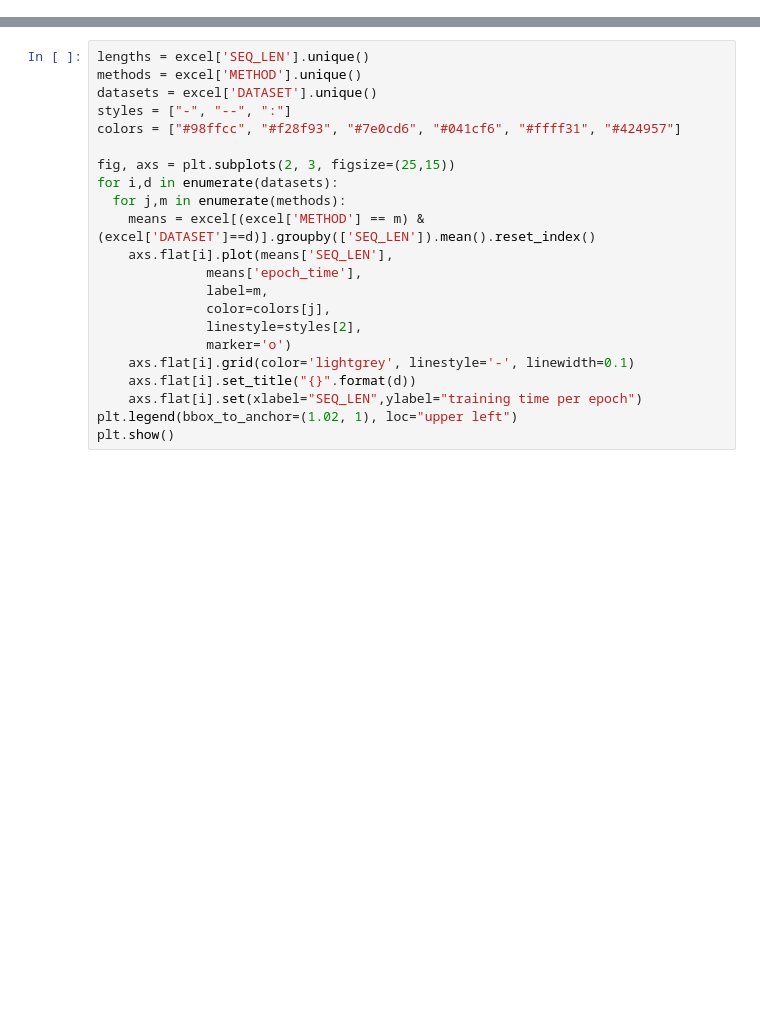
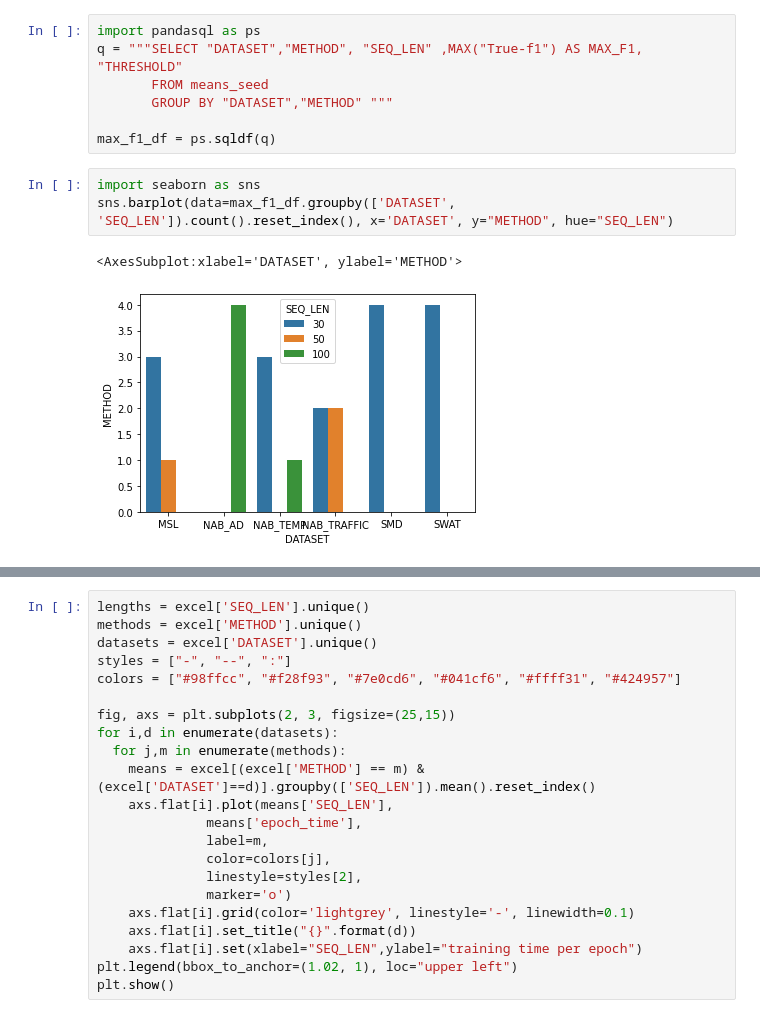
Before and after one commit to antonioalbanese/Time-Series-Anomaly-Detection-An-experimental-survey, a Jupyter notebook: results_visualization.ipynb, the cells around one changed output, grey strips where cells are left out. Drawn from its saved outputs; the diff is of its cells as text; blank space fills up the shorter version.

```diff
--- a/results_visualization.ipynb
+++ b/results_visualization.ipynb
@@ -98,0 +195,13 @@ for m in methods:
+# %%
+import pandasql as ps
+q = """SELECT "DATASET","METHOD", "SEQ_LEN" ,MAX("True-f1") AS MAX_F1, "THRESHOLD"
+       FROM means_seed
+       GROUP BY "DATASET","METHOD" """
+
+max_f1_df = ps.sqldf(q)
+# %%
+import seaborn as sns
+sns.barplot(data=max_f1_df.groupby(['DATASET', 'SEQ_LEN']).count().reset_index(), x='DATASET', y="METHOD", hue="SEQ_LEN")
+# %% [output]
+<AxesSubplot:xlabel='DATASET', ylabel='METHOD'>
+[figure, added]
```
Also changed, not shown: parts of 13 cells of this notebook.
